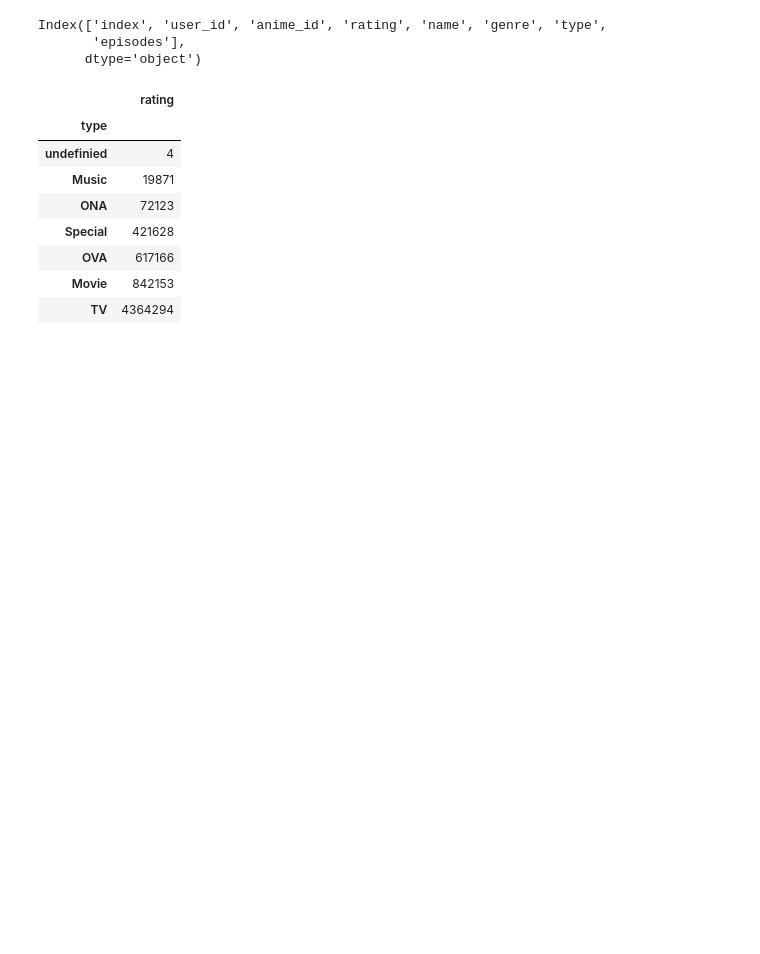
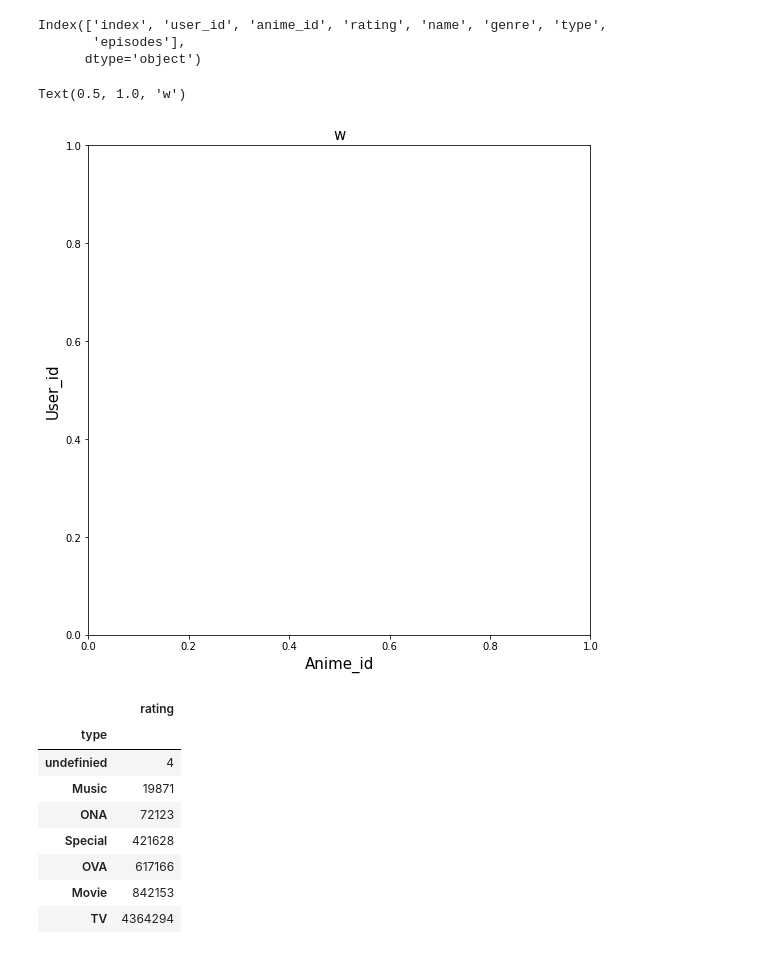
Before and after one commit to PatchFramework/data-exploration-project, a Jupyter notebook: data_exploration_anime_recommendation.ipynb, the cells around one changed output. Drawn from its saved outputs; the diff is of its cells as text; code cells hidden in the pictures; blank space fills up the shorter version.

```diff
--- a/data_exploration_anime_recommendation.ipynb
+++ b/data_exploration_anime_recommendation.ipynb
@@ -388,5 +390,15 @@ anime_with_ratings.columns
 Index(['index', 'user_id', 'anime_id', 'rating', 'name', 'genre', 'type',
        'episodes'],
       dtype='object')
+# %%
+plt.figure(figsize=(9,9))
+a = anime_with_ratings[["type", "episodes", "rating"]].groupby(["episodes", "type"]).mean()
+plt.xlabel('Anime_id', size = 15)
+plt.ylabel('User_id', size = 15)
+plt.title('w', size = 15)
+#sns.heatmap(a,index ="type", columns="anime_id", values ="rating", annot=True, fmt=".1f", linewidths=.5, square = True, cmap = 'Blues_r');
+# %% [output]
+Text(0.5, 1.0, 'w')
+[figure, added]
 # %%
 # anime_with_ratings_grouped = anime_with_ratings[["user_id", "rating_y", "name"]].groupby(["rating_y", "name"]).count()
```
Also changed, not shown: parts of 16 cells of this notebook.
